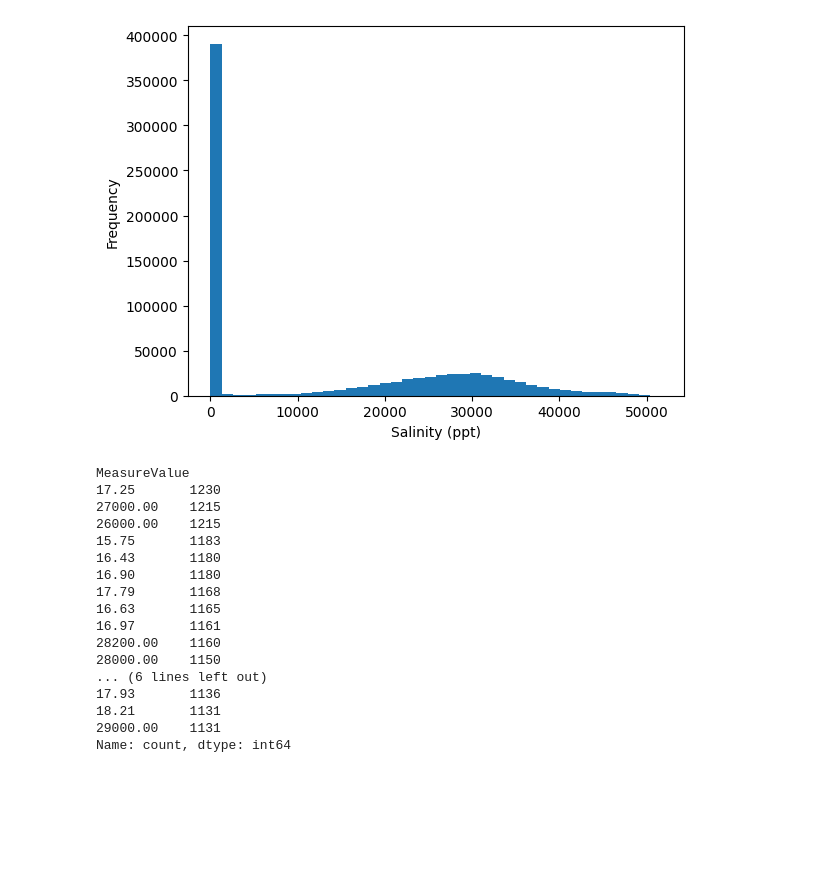
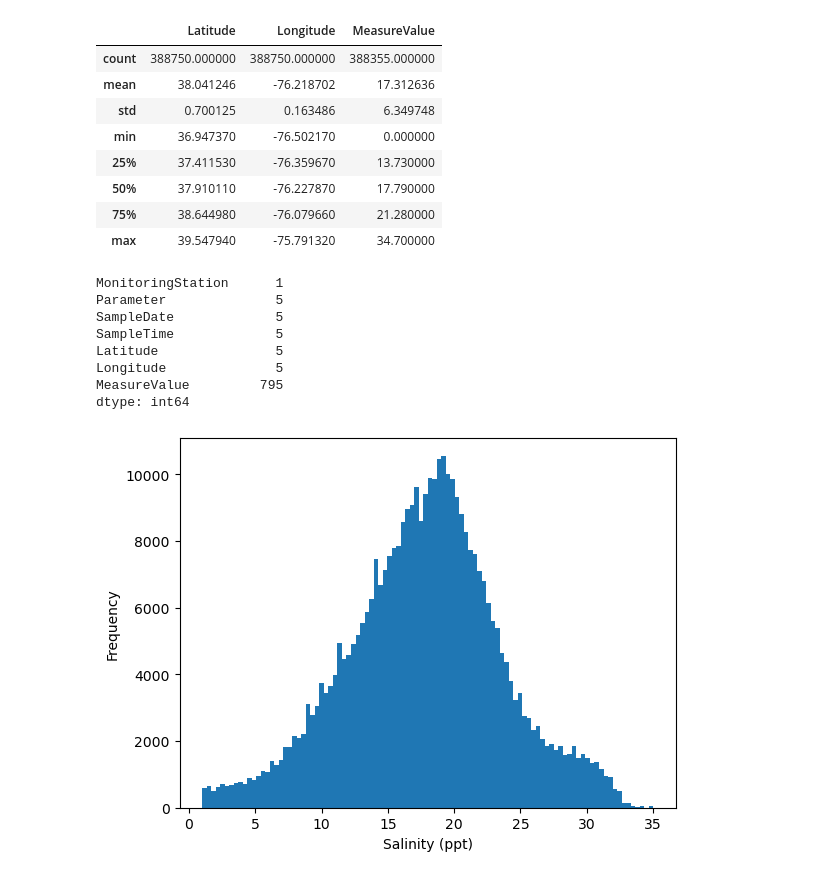
Before and after one commit to sealfonzachary/ISAT420_Semester_Project, a Jupyter notebook: Salinity_Data/Sal_Exploratory.ipynb, the cells around one changed output. Drawn from its saved outputs; the diff is of its cells as text; code cells hidden in the pictures; blank space fills up the shorter version.

```diff
--- a/Salinity_Data/Sal_Exploratory.ipynb
+++ b/Salinity_Data/Sal_Exploratory.ipynb
@@ -45,0 +27,2 @@ KeyError: 'Station'
+# %%
+df=pd.read_csv("Chesapeake_Bay_Salinity_Combined.csv")
@@ -46,32 +109,36 @@ KeyError: 'Station'
+# %%
+df.describe()
+# %% [output]
+|  | Latitude | Longitude | MeasureValue |
+| count | 388750.000000 | 388750.000000 | 388355.000000 |
+| mean | 38.041246 | -76.218702 | 17.312636 |
+| std | 0.700125 | 0.163486 | 6.349748 |
+| min | 36.947370 | -76.502170 | 0.000000 |
+| 25% | 37.411530 | -76.359670 | 13.730000 |
+| 50% | 37.910110 | -76.227870 | 17.790000 |
+| 75% | 38.644980 | -76.079660 | 21.280000 |
+| max | 39.547940 | -75.791320 | 34.700000 |
+# %%
+#print(df.describe())
+print(df.isna().sum())
+# %% [output]
+MonitoringStation      1
+Parameter              5
+SampleDate             5
+SampleTime             5
+Latitude               5
+Longitude              5
+MeasureValue         795
+dtype: int64
 # %%
-import numpy as np
 
-df["MeasureValue"] = pd.to_numeric(df["MeasureValue"])
-df["MeasureValue"] = df["MeasureValue"].replace(0, np.nan)
-
-df = df.dropna(subset=["MeasureValue"])
+#df["MeasureValue"] = pd.to_numeric(df["MeasureValue"])
+#df["MeasureValue"] = df["MeasureValue"].replace(float(0), np.nan)
+df=df.dropna()
 # %%
-plt.hist(df["MeasureValue"], bins=40)
+plt.hist(df["MeasureValue"], bins=100,range=(1,35))
 plt.xlabel("Salinity (ppt)")
 plt.ylabel("Frequency")
 plt.show()
-print(df["MeasureValue"].value_counts().head(20))
 # %% [output]
-[figure, old version]
+[figure, new version]
-MeasureValue
-17.25       1230
-27000.00    1215
-26000.00    1215
-15.75       1183
-16.43       1180
-16.90       1180
-17.79       1168
-16.63       1165
-16.97       1161
-28200.00    1160
-28000.00    1150
-... (6 lines left out)
-17.93       1136
-18.21       1131
-29000.00    1131
-Name: count, dtype: int64
```
Also changed, not shown: parts of 16 cells of this notebook, 8 other files.
